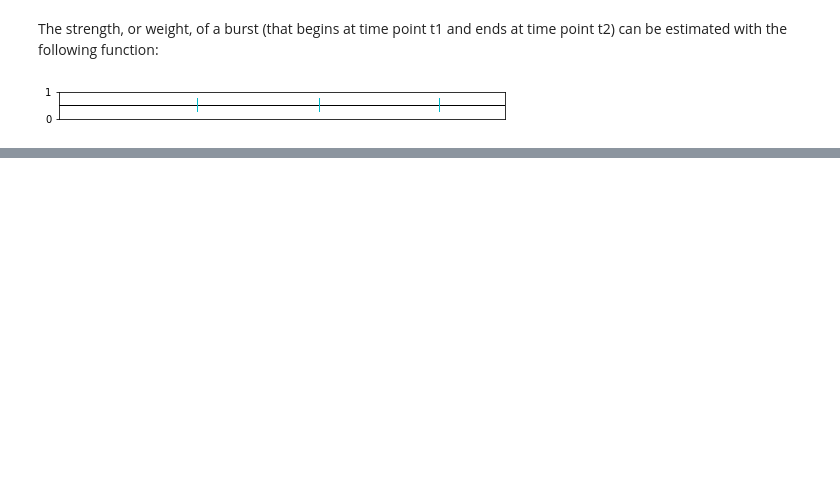
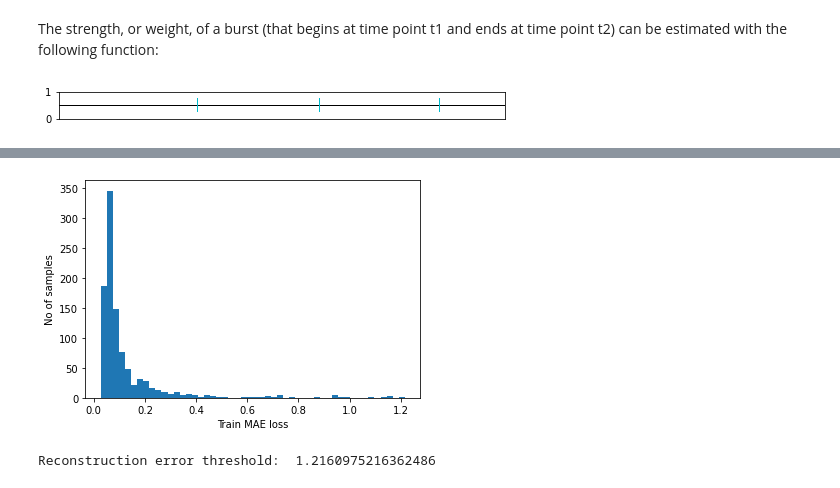
Before and after one commit to FreelancerFel/Anomalies_Detection, a Jupyter notebook: Anomalies_Detection.ipynb, the cells around one changed output, grey strips where cells are left out. Drawn from its saved outputs; the diff is of its cells as text; code cells hidden in the pictures; blank space fills up the shorter version.

```diff
--- a/Anomalies_Detection.ipynb
+++ b/Anomalies_Detection.ipynb
@@ -471,0 +520,7 @@ plot_burst_timeline(bursts, len(r))
+# %%
+train, test = (train[0:1000,:,:], train[1000:,:,:])
+# %%
+X_train = torch.FloatTensor([train]).cuda().reshape(-1, 24, 1)
+X_test = torch.FloatTensor([test]).cuda().reshape(-1, 24, 1)
+print("training input shape: ", X_train.shape)
+print("testing input shape: ", X_test.shape)
@@ -471,0 +538,12 @@ plot_burst_timeline(bursts, len(r))
+# %%
+##########################
+### SETTINGS
+##########################
+
+# Device
+device = torch.device("cuda:0" if torch.cuda.is_available() else "cpu")
+print('Device:', device)
+
+# Hyperparameters
+learning_rate = 0.001
+num_epochs = 50
@@ -471,0 +689,17 @@ plot_burst_timeline(bursts, len(r))
+# %%
+x_train_pred = model(X_train)
+x_train_pred = x_train_pred.detach().cpu().numpy()
+# %%
+train_mae_loss = np.mean(np.abs(x_train_pred - train), axis=1)
+
+plt.hist(train_mae_loss, bins=50)
+plt.xlabel("Train MAE loss")
+plt.ylabel("No of samples")
+plt.show()
+
+# Get reconstruction loss threshold.
+threshold = np.max(train_mae_loss)
+print("Reconstruction error threshold: ", threshold)
+# %% [output]
+[figure, added]
+Reconstruction error threshold:  1.2160975216362486
```
Also changed, not shown: parts of 27 cells of this notebook.
